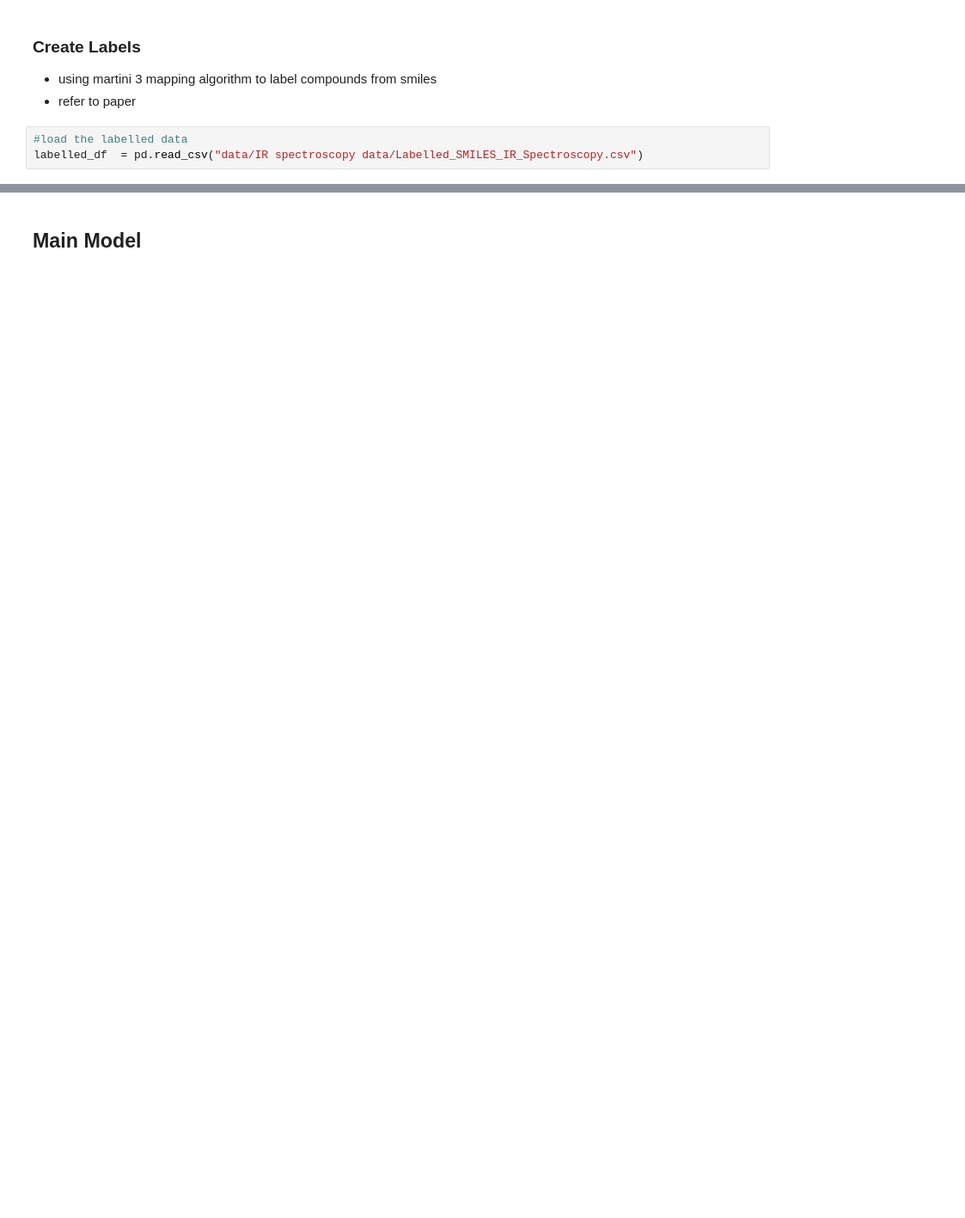
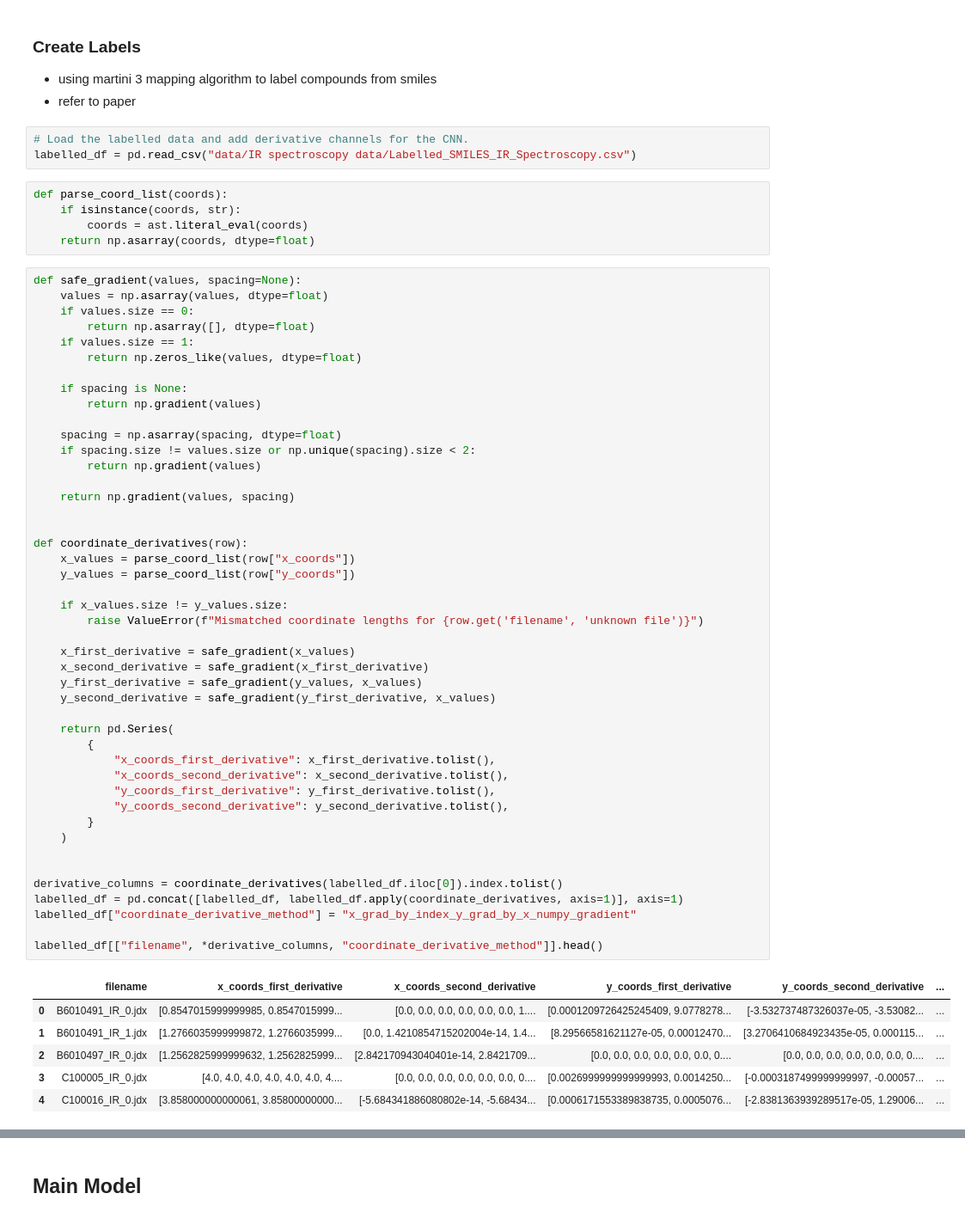
Before and after one commit to m-malik622/Organic-Compound-Classifier, a Jupyter notebook: notebooks/train_model.ipynb, the cells around one changed output, grey strips where cells are left out. Shown at 86% size. Saved outputs shown, nothing was run; the diff lists cells and outputs as text; blank space fills up the shorter version.

```diff
--- a/notebooks/train_model.ipynb
+++ b/notebooks/train_model.ipynb
@@ -151,8 +161,65 @@ Successfully canonicalized: 8994 our of 8994
 ### Create Labels
 * using martini 3 mapping algorithm to label compounds from smiles
 * refer to paper
+# %%
+# Load the labelled data and add derivative channels for the CNN.
+labelled_df = pd.read_csv("data/IR spectroscopy data/Labelled_SMILES_IR_Spectroscopy.csv")
+# %%
+def parse_coord_list(coords):
+    if isinstance(coords, str):
+        coords = ast.literal_eval(coords)
+    return np.asarray(coords, dtype=float)
 # %%
-#load the labelled data
-labelled_df  = pd.read_csv("data/IR spectroscopy data/Labelled_SMILES_IR_Spectroscopy.csv")
+def safe_gradient(values, spacing=None):
+    values = np.asarray(values, dtype=float)
+    if values.size == 0:
+        return np.asarray([], dtype=float)
+    if values.size == 1:
+        return np.zeros_like(values, dtype=float)
+
+    if spacing is None:
+        return np.gradient(values)
+
+    spacing = np.asarray(spacing, dtype=float)
+    if spacing.size != values.size or np.unique(spacing).size < 2:
+        return np.gradient(values)
+
+    return np.gradient(values, spacing)
+
+
+def coordinate_derivatives(row):
+    x_values = parse_coord_list(row["x_coords"])
+    y_values = parse_coord_list(row["y_coords"])
+
+    if x_values.size != y_values.size:
+        raise ValueError(f"Mismatched coordinate lengths for {row.get('filename', 'unknown file')}")
+
+    x_first_derivative = safe_gradient(x_values)
+    x_second_derivative = safe_gradient(x_first_derivative)
+    y_first_derivative = safe_gradient(y_values, x_values)
+    y_second_derivative = safe_gradient(y_first_derivative, x_values)
+
+    return pd.Series(
+        {
+            "x_coords_first_derivative": x_first_derivative.tolist(),
+            "x_coords_second_derivative": x_second_derivative.tolist(),
+            "y_coords_first_derivative": y_first_derivative.tolist(),
+            "y_coords_second_derivative": y_second_derivative.tolist(),
+        }
+    )
+
+
+derivative_columns = coordinate_derivatives(labelled_df.iloc[0]).index.tolist()
+labelled_df = pd.concat([labelled_df, labelled_df.apply(coordinate_derivatives, axis=1)], axis=1)
+labelled_df["coordinate_derivative_method"] = "x_grad_by_index_y_grad_by_x_numpy_gradient"
+
+labelled_df[["filename", *derivative_columns, "coordinate_derivative_method"]].head()
+# %% [output]
+|  | filename | x_coords_first_derivative | x_coords_second_derivative | y_coords_first_derivative | y_coords_second_derivative | ... |
+| 0 | B6010491_IR_0.jdx | [0.8547015999999985, 0.8547015999... | [0.0, 0.0, 0.0, 0.0, 0.0, 0.0, 1.... | [0.0001209726425245409, 9.0778278... | [-3.532737487326037e-05, -3.53082... | ... |
+| 1 | B6010491_IR_1.jdx | [1.2766035999999872, 1.2766035999... | [0.0, 1.4210854715202004e-14, 1.4... | [8.29566581621127e-05, 0.00012470... | [3.2706410684923435e-05, 0.000115... | ... |
+| 2 | B6010497_IR_0.jdx | [1.2562825999999632, 1.2562825999... | [2.842170943040401e-14, 2.8421709... | [0.0, 0.0, 0.0, 0.0, 0.0, 0.0, 0.... | [0.0, 0.0, 0.0, 0.0, 0.0, 0.0, 0.... | ... |
+| 3 | C100005_IR_0.jdx | [4.0, 4.0, 4.0, 4.0, 4.0, 4.0, 4.... | [0.0, 0.0, 0.0, 0.0, 0.0, 0.0, 0.... | [0.0026999999999999993, 0.0014250... | [-0.0003187499999999997, -0.00057... | ... |
+| 4 | C100016_IR_0.jdx | [3.858000000000061, 3.85800000000... | [-5.684341886080802e-14, -5.68434... | [0.0006171553389838735, 0.0005076... | [-2.8381363939289517e-05, 1.29006... | ... |
 # %% [markdown]
 ## Data Splitting
```
Also changed, not shown: parts of 13 cells of this notebook, 1 other file.
